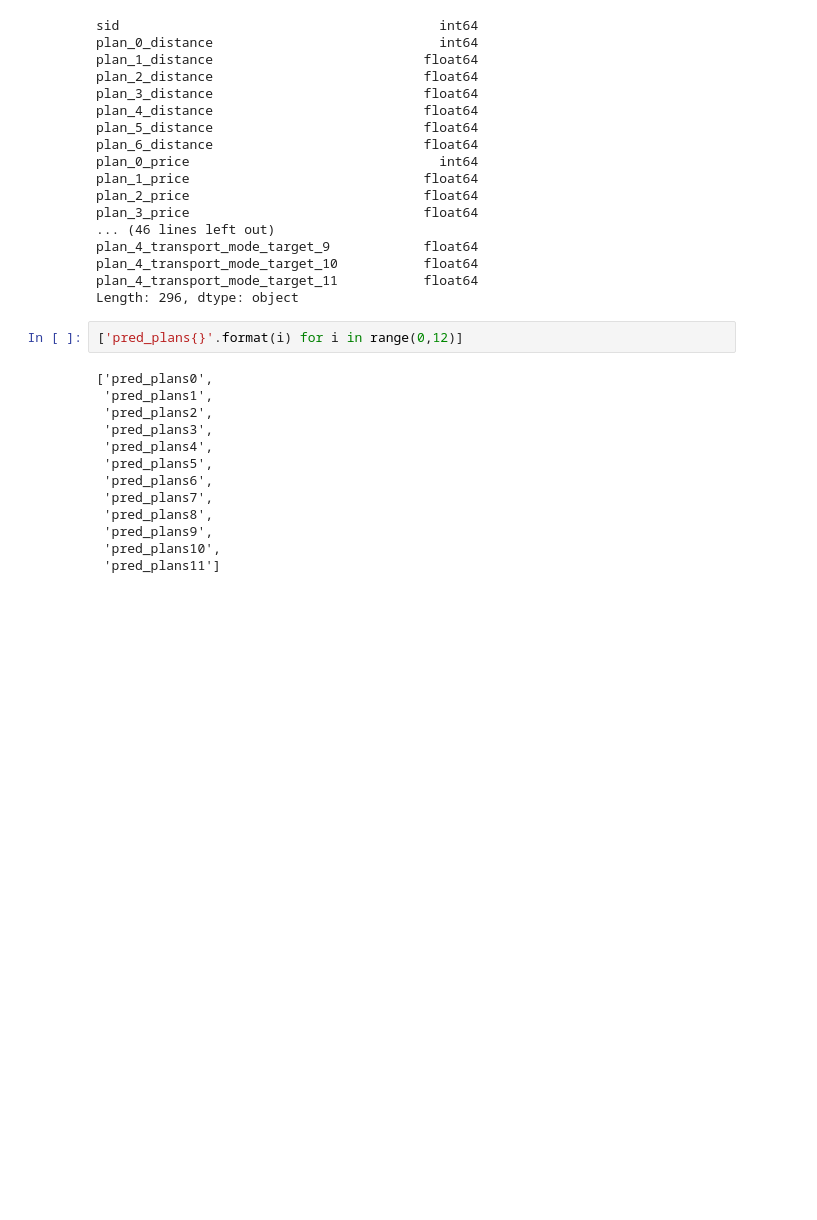
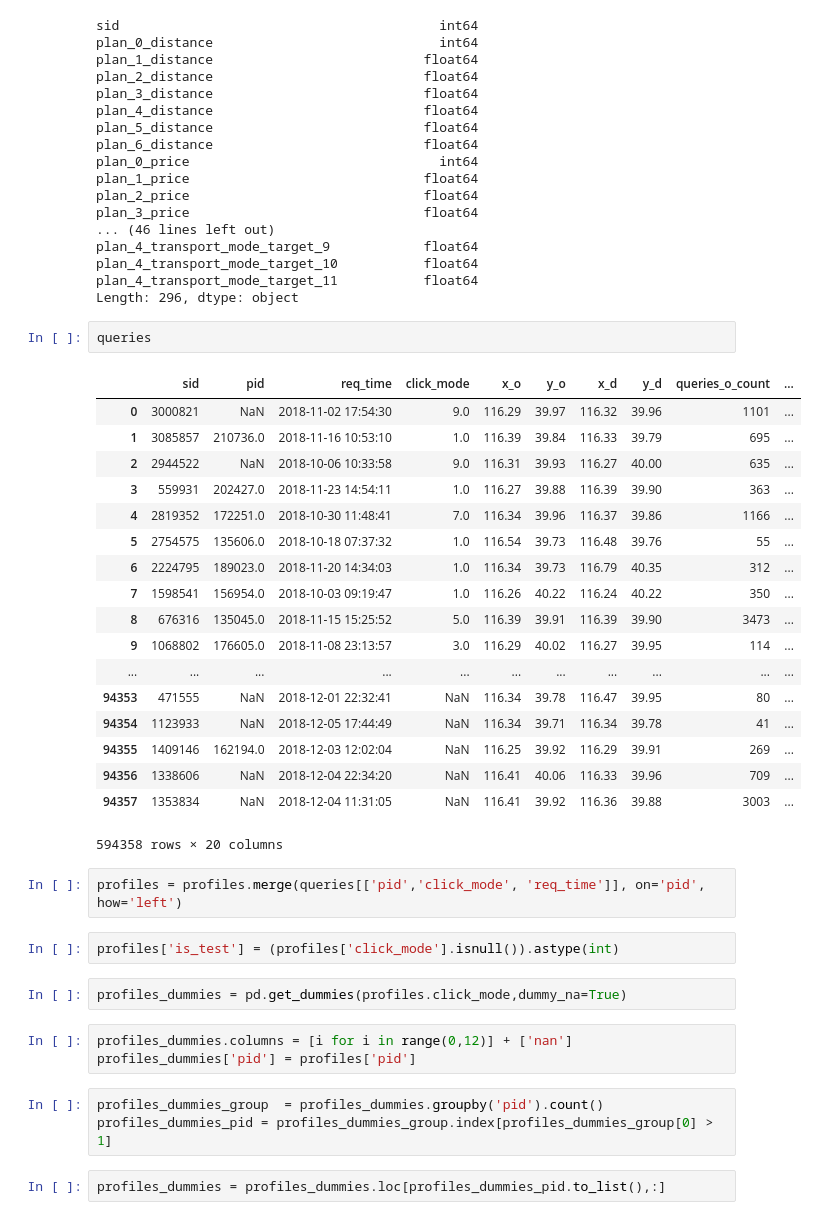
Before and after one commit to MitsuruFujiwara/KDD-Cup-2019, a Jupyter notebook: src/902_check_features.ipynb, the cells around one changed output. Saved outputs shown, nothing was run; the diff lists cells and outputs as text; blank space fills up the shorter version.

```diff
--- a/src/902_check_features.ipynb
+++ b/src/902_check_features.ipynb
@@ -121,18 +139,38 @@ plan_4_transport_mode_target_9            float64
 plan_4_transport_mode_target_10           float64
 plan_4_transport_mode_target_11           float64
 Length: 296, dtype: object
+# %%
+queries
+# %% [output]
+|  | sid | pid | req_time | click_mode | x_o | y_o | x_d | y_d | queries_o_count | ... |
+| 0 | 3000821 | NaN | 2018-11-02 17:54:30 | 9.0 | 116.29 | 39.97 | 116.32 | 39.96 | 1101 | ... |
+| 1 | 3085857 | 210736.0 | 2018-11-16 10:53:10 | 1.0 | 116.39 | 39.84 | 116.33 | 39.79 | 695 | ... |
+| 2 | 2944522 | NaN | 2018-10-06 10:33:58 | 9.0 | 116.31 | 39.93 | 116.27 | 40.00 | 635 | ... |
+| 3 | 559931 | 202427.0 | 2018-11-23 14:54:11 | 1.0 | 116.27 | 39.88 | 116.39 | 39.90 | 363 | ... |
+| 4 | 2819352 | 172251.0 | 2018-10-30 11:48:41 | 7.0 | 116.34 | 39.96 | 116.37 | 39.86 | 1166 | ... |
+| 5 | 2754575 | 135606.0 | 2018-10-18 07:37:32 | 1.0 | 116.54 | 39.73 | 116.48 | 39.76 | 55 | ... |
+| 6 | 2224795 | 189023.0 | 2018-11-20 14:34:03 | 1.0 | 116.34 | 39.73 | 116.79 | 40.35 | 312 | ... |
+| 7 | 1598541 | 156954.0 | 2018-10-03 09:19:47 | 1.0 | 116.26 | 40.22 | 116.24 | 40.22 | 350 | ... |
+| 8 | 676316 | 135045.0 | 2018-11-15 15:25:52 | 5.0 | 116.39 | 39.91 | 116.39 | 39.90 | 3473 | ... |
+| 9 | 1068802 | 176605.0 | 2018-11-08 23:13:57 | 3.0 | 116.29 | 40.02 | 116.27 | 39.95 | 114 | ... |
+| ... | ... | ... | ... | ... | ... | ... | ... | ... | ... | ... |
+| 94353 | 471555 | NaN | 2018-12-01 22:32:41 | NaN | 116.34 | 39.78 | 116.47 | 39.95 | 80 | ... |
+| 94354 | 1123933 | NaN | 2018-12-05 17:44:49 | NaN | 116.34 | 39.71 | 116.34 | 39.78 | 41 | ... |
+| 94355 | 1409146 | 162194.0 | 2018-12-03 12:02:04 | NaN | 116.25 | 39.92 | 116.29 | 39.91 | 269 | ... |
+| 94356 | 1338606 | NaN | 2018-12-04 22:34:20 | NaN | 116.41 | 40.06 | 116.33 | 39.96 | 709 | ... |
+| 94357 | 1353834 | NaN | 2018-12-04 11:31:05 | NaN | 116.41 | 39.92 | 116.36 | 39.88 | 3003 | ... |
+594358 rows × 20 columns
+# %%
+profiles = profiles.merge(queries[['pid','click_mode', 'req_time']], on='pid', how='left')
+# %%
+profiles['is_test'] = (profiles['click_mode'].isnull()).astype(int)
+# %%
+profiles_dummies = pd.get_dummies(profiles.click_mode,dummy_na=True)
 # %%
-['pred_plans{}'.format(i) for i in range(0,12)]
+profiles_dummies.columns = [i for i in range(0,12)] + ['nan']
+profiles_dummies['pid'] = profiles['pid']
-# %% [output]
-['pred_plans0',
- 'pred_plans1',
- 'pred_plans2',
- 'pred_plans3',
- 'pred_plans4',
- 'pred_plans5',
- 'pred_plans6',
- 'pred_plans7',
- 'pred_plans8',
- 'pred_plans9',
- 'pred_plans10',
- 'pred_plans11']
+# %%
+profiles_dummies_group  = profiles_dummies.groupby('pid').count()
+profiles_dummies_pid = profiles_dummies_group.index[profiles_dummies_group[0] > 1]
+# %%
+profiles_dummies = profiles_dummies.loc[profiles_dummies_pid.to_list(),:]
```
Also changed, not shown: parts of 7 cells of this notebook, 9 other files.
